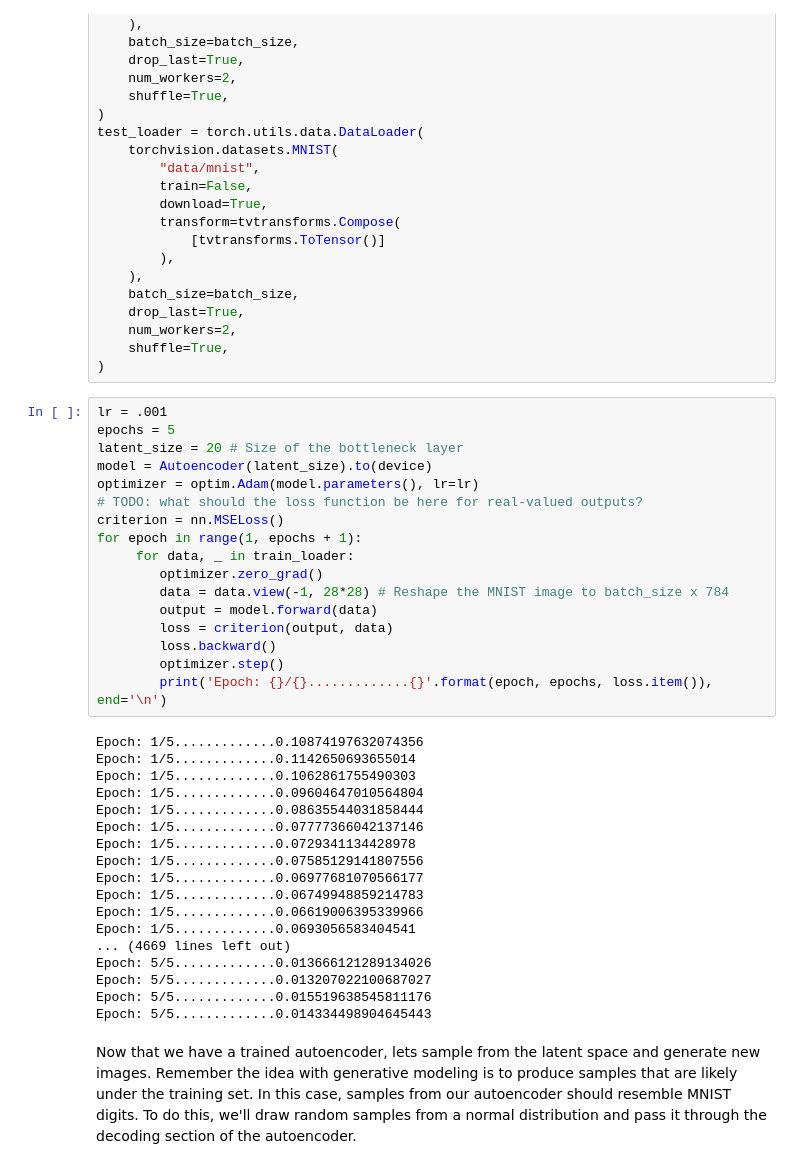
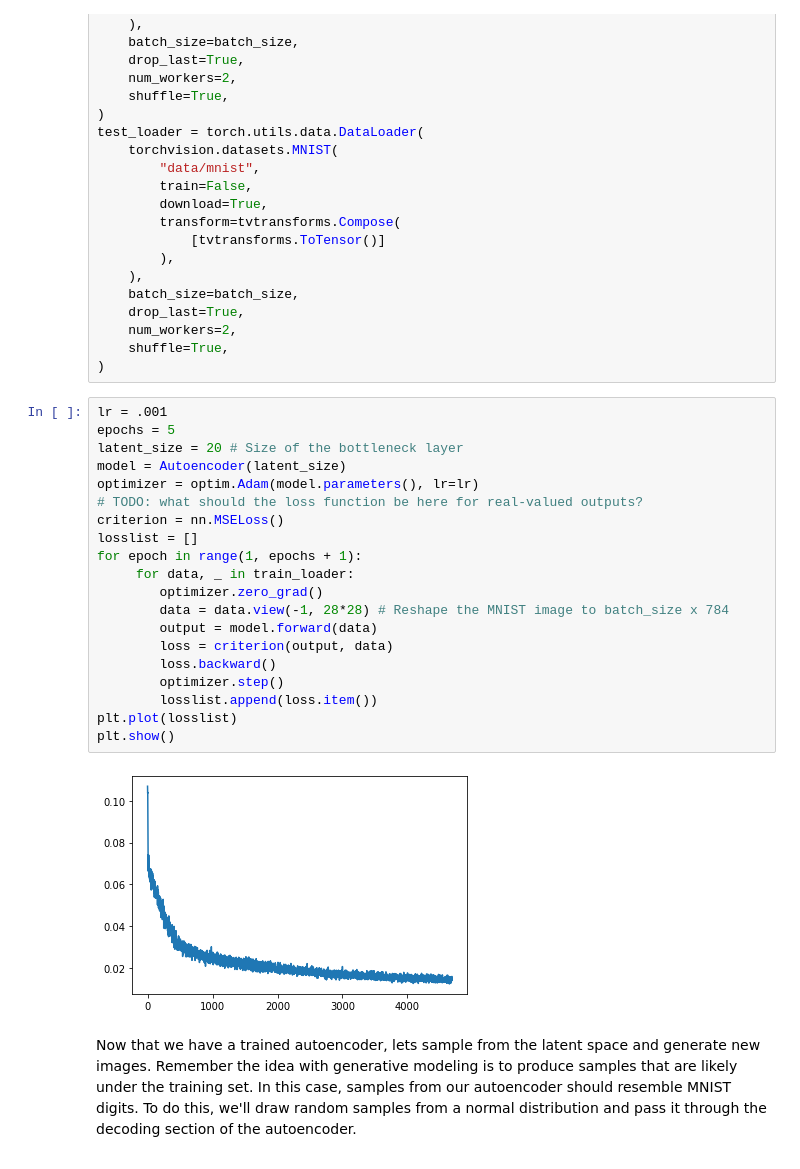
Before and after one commit to UM-CSCI-591-Spring-2020/Week_8_VAEs, a Jupyter notebook: vae_exercise.ipynb, the cells around one changed output. Cells and saved outputs as stored; diff of their text form.

```diff
--- a/vae_exercise.ipynb
+++ b/vae_exercise.ipynb
@@ -104,38 +104,25 @@ test_loader = torch.utils.data.DataLoader(
 # %%
 lr = .001
 epochs = 5
 latent_size = 20 # Size of the bottleneck layer
-model = Autoencoder(latent_size).to(device)
+model = Autoencoder(latent_size)
 optimizer = optim.Adam(model.parameters(), lr=lr)
 # TODO: what should the loss function be here for real-valued outputs?
 criterion = nn.MSELoss()
+losslist = []
 for epoch in range(1, epochs + 1):
      for data, _ in train_loader:
         optimizer.zero_grad()
         data = data.view(-1, 28*28) # Reshape the MNIST image to batch_size x 784
         output = model.forward(data)
         loss = criterion(output, data)
         loss.backward()
         optimizer.step()
-        print('Epoch: {}/{}.............{}'.format(epoch, epochs, loss.item()), end='\n')
+        losslist.append(loss.item())
+plt.plot(losslist)
+plt.show()
 # %% [output]
-Epoch: 1/5.............0.10874197632074356
-Epoch: 1/5.............0.1142650693655014
-Epoch: 1/5.............0.1062861755490303
-Epoch: 1/5.............0.09604647010564804
-Epoch: 1/5.............0.08635544031858444
-Epoch: 1/5.............0.07777366042137146
-Epoch: 1/5.............0.0729341134428978
-Epoch: 1/5.............0.07585129141807556
-Epoch: 1/5.............0.06977681070566177
-Epoch: 1/5.............0.06749948859214783
-Epoch: 1/5.............0.06619006395339966
-Epoch: 1/5.............0.0693056583404541
-... (4669 lines left out)
-Epoch: 5/5.............0.013666121289134026
-Epoch: 5/5.............0.013207022100687027
-Epoch: 5/5.............0.015519638545811176
-Epoch: 5/5.............0.014334498904645443
+[figure, added]
 # %% [markdown]
 Now that we have a trained autoencoder, lets sample from the latent space and generate new images. Remember the idea with generative modeling is to produce samples that are likely under the training set. In this case, samples from our autoencoder should resemble MNIST digits. To do this, we'll draw random samples from a normal distribution and pass it through the decoding section of the autoencoder.
 # %%
```
Also changed, not shown: parts of 7 cells of this notebook.
